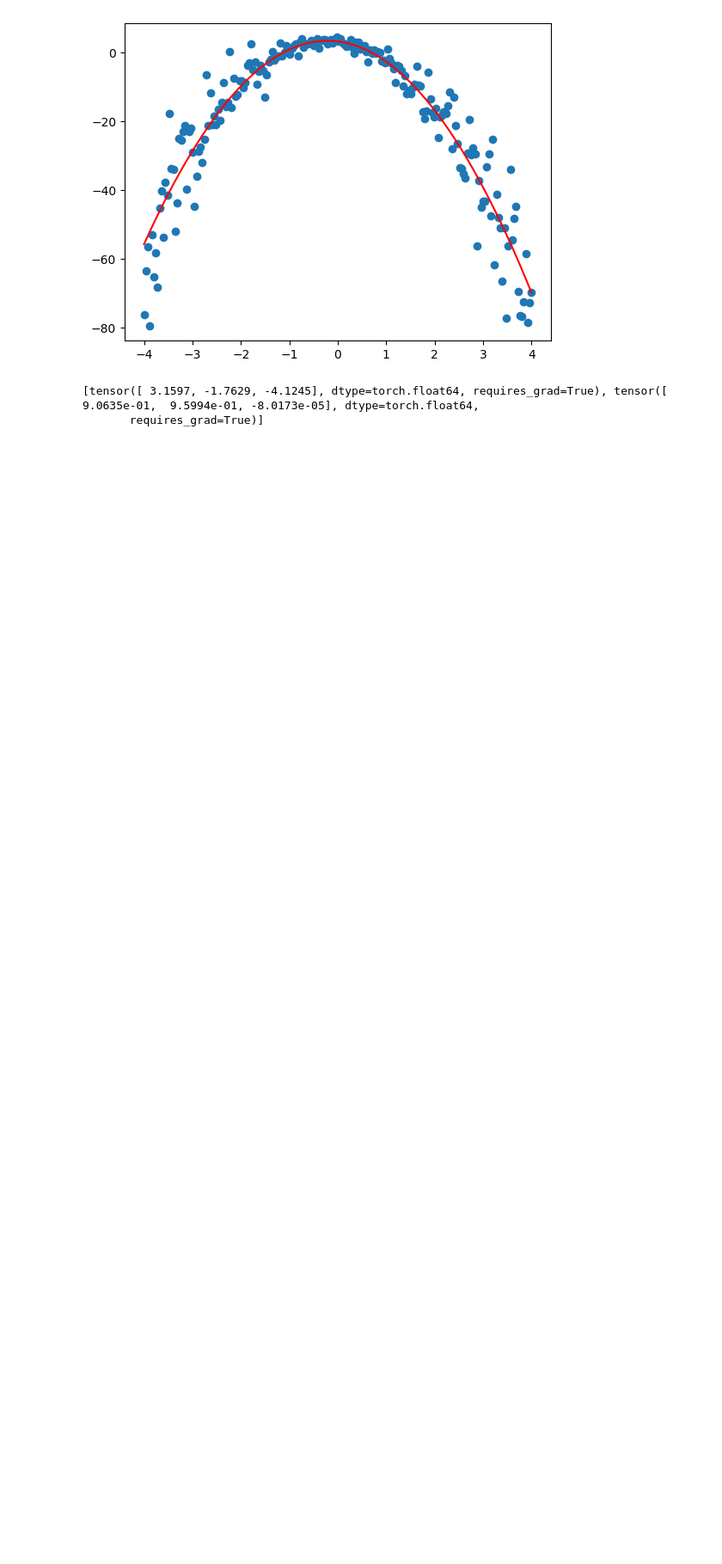
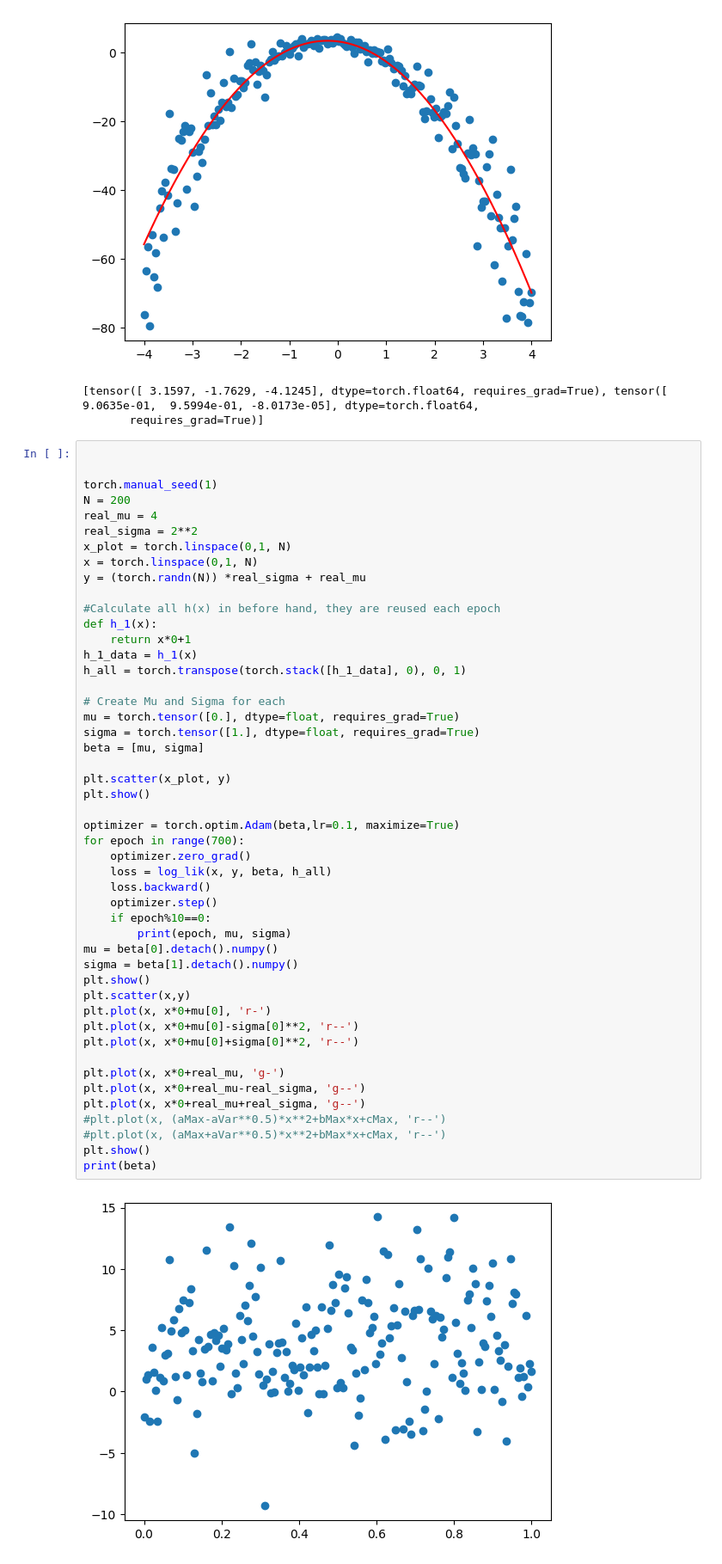
Before and after one commit to Miralleyan/Kandidatarbete, a Jupyter notebook: Optimizer/normal_linear_combination.ipynb, the cells around one changed output. Shown at 86% size. Cells and saved outputs as stored; diff of their text form; blank space fills up the shorter version.

Commit message:
Can optimize normal data aswell

```diff
--- a/Optimizer/normal_linear_combination.ipynb
+++ b/Optimizer/normal_linear_combination.ipynb
@@ -89,3 +89,53 @@ print(beta)
 [figure]
 [tensor([ 3.1597, -1.7629, -4.1245], dtype=torch.float64, requires_grad=True), tensor([ 9.0635e-01,  9.5994e-01, -8.0173e-05], dtype=torch.float64,
        requires_grad=True)]
+# %%
+
+
+torch.manual_seed(1)
+N = 200
+real_mu = 4
+real_sigma = 2**2
+x_plot = torch.linspace(0,1, N)
+x = torch.linspace(0,1, N)
+y = (torch.randn(N)) *real_sigma + real_mu
+
+#Calculate all h(x) in before hand, they are reused each epoch
+def h_1(x):
+    return x*0+1
+h_1_data = h_1(x)
+h_all = torch.transpose(torch.stack([h_1_data], 0), 0, 1)
+
+# Create Mu and Sigma for each
+mu = torch.tensor([0.], dtype=float, requires_grad=True)
+sigma = torch.tensor([1.], dtype=float, requires_grad=True)
+beta = [mu, sigma]
+
+plt.scatter(x_plot, y)
+plt.show()
+
+optimizer = torch.optim.Adam(beta,lr=0.1, maximize=True)
+for epoch in range(700):
+    optimizer.zero_grad()
+    loss = log_lik(x, y, beta, h_all)
+    loss.backward()
+    optimizer.step()
+    if epoch%10==0:
+        print(epoch, mu, sigma)
+mu = beta[0].detach().numpy()
+sigma = beta[1].detach().numpy()
+plt.show()
+plt.scatter(x,y)
+plt.plot(x, x*0+mu[0], 'r-')
+plt.plot(x, x*0+mu[0]-sigma[0]**2, 'r--')
+plt.plot(x, x*0+mu[0]+sigma[0]**2, 'r--')
+
+plt.plot(x, x*0+real_mu, 'g-')
+plt.plot(x, x*0+real_mu-real_sigma, 'g--')
+plt.plot(x, x*0+real_mu+real_sigma, 'g--')
+#plt.plot(x, (aMax-aVar**0.5)*x**2+bMax*x+cMax, 'r--')
+#plt.plot(x, (aMax+aVar**0.5)*x**2+bMax*x+cMax, 'r--')
+plt.show()
+print(beta)
+# %% [output]
+[figure, added]
```
Also changed, not shown: parts of 1 cell of this notebook.
